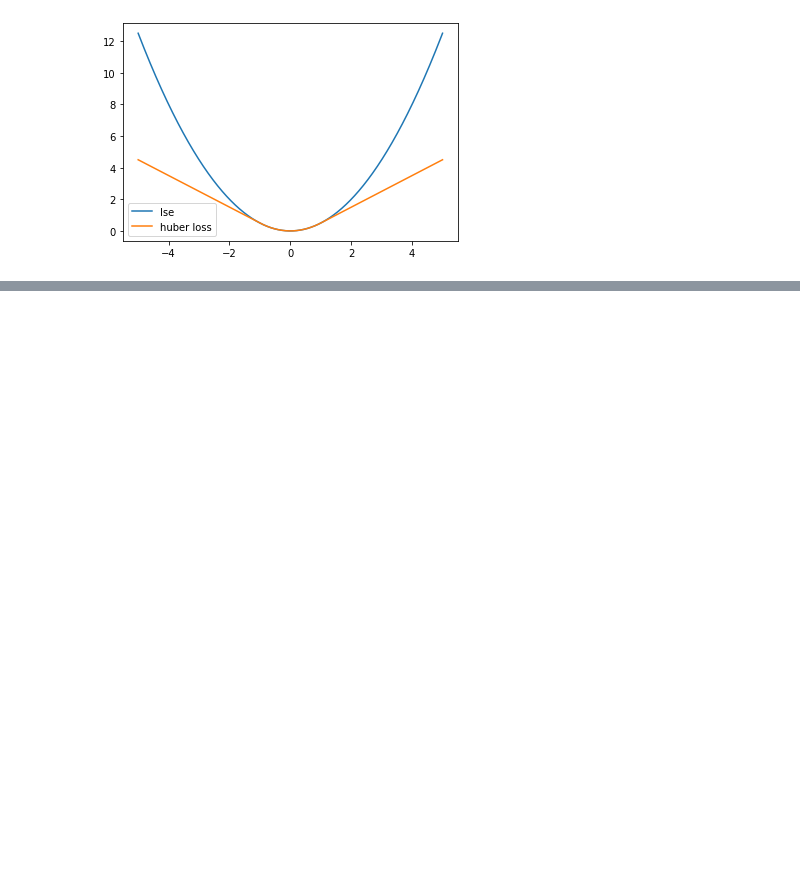
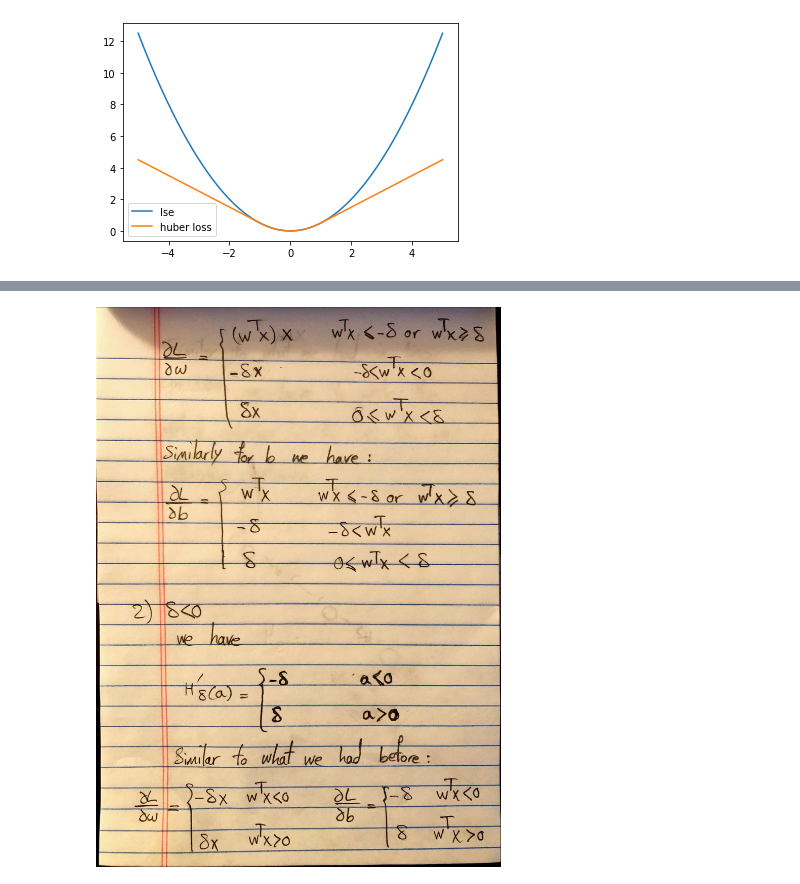
Before and after one commit to mrsalehi/csc2515-intro-to-ml, a Jupyter notebook: hw2/P1.ipynb, the cells around one changed output, grey strips where cells are left out. Saved outputs shown, nothing was run; the diff lists cells and outputs as text; code cells hidden in the pictures; blank space fills up the shorter version.

```diff
--- a/hw2/P1.ipynb
+++ b/hw2/P1.ipynb
@@ -27,0 +37,5 @@ As we can see, huber loss does not penalize outliers as severely as least squarr
+# %%
+from IPython.display import Image
+Image(filename='image/1-2.jpg', height=600, width=600)
+# %% [output]
+[figure, added]
```
Also changed, not shown: parts of 5 cells of this notebook, 11 other files.
